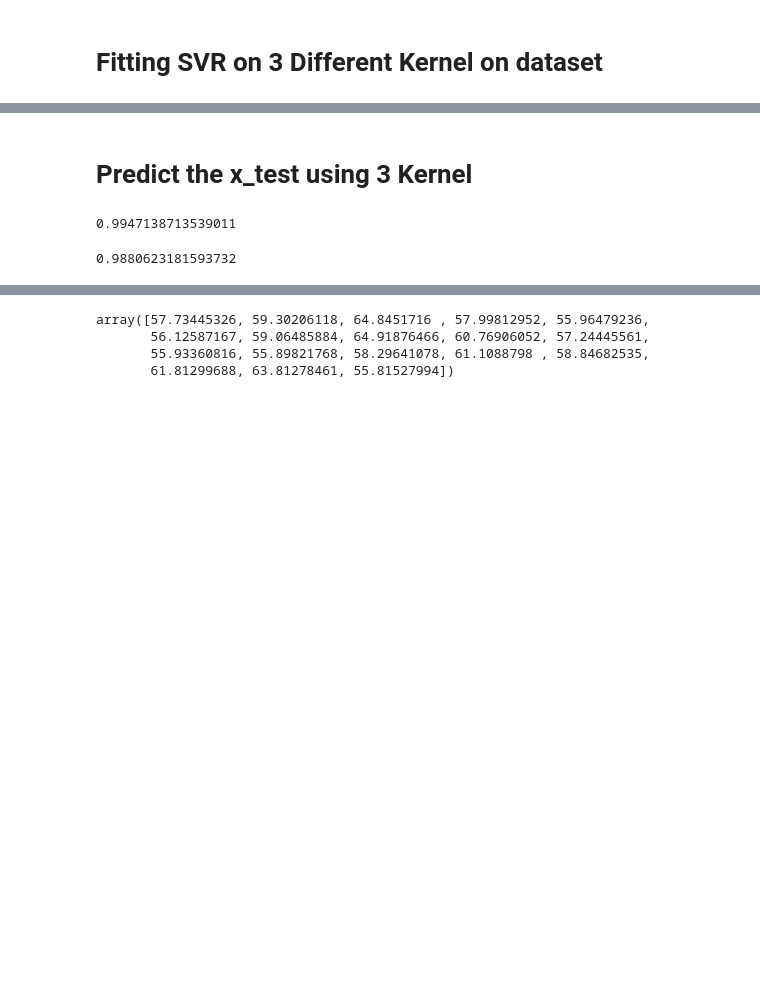
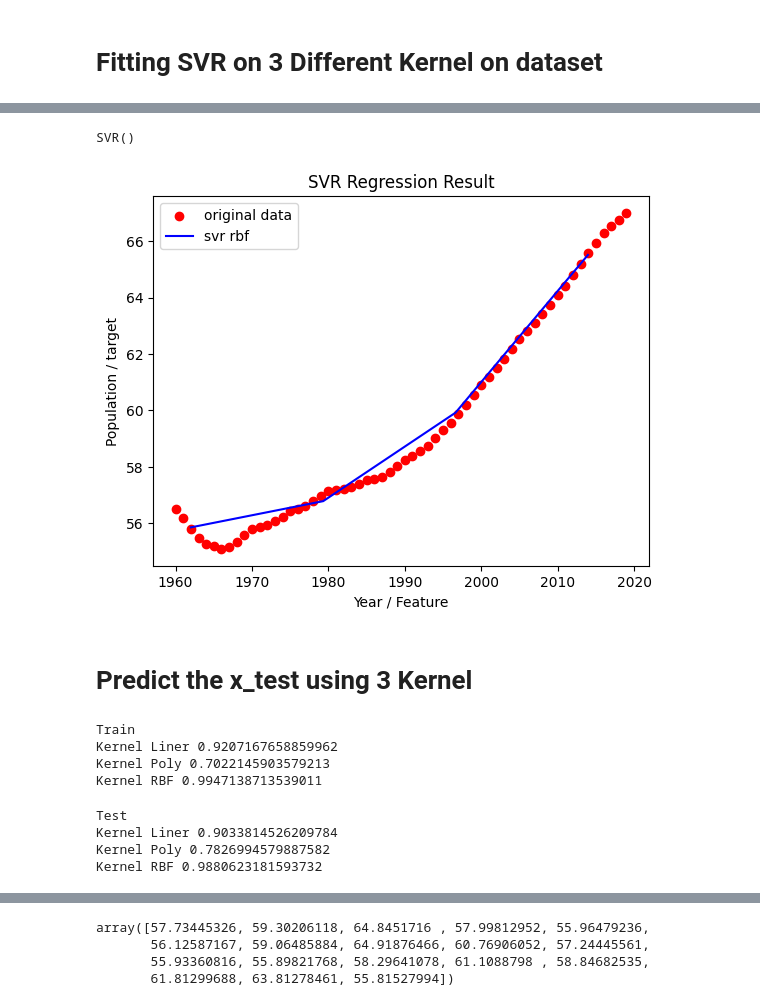
Before and after one commit to NeelHGohel/SEM-6, a Jupyter notebook: Machine Learning & Deep Learning/Lab 05/Lab 05.ipynb, the cells around one changed output, grey strips where cells are left out. Drawn from its saved outputs; the diff is of its cells as text; code cells hidden in the pictures; blank space fills up the shorter version.

```diff
--- a/Machine Learning & Deep Learning/Lab 05/Lab 05.ipynb
+++ b/Machine Learning & Deep Learning/Lab 05/Lab 05.ipynb
@@ -68,5 +153,7 @@ SVR is highly sensitive to the range of data points. If we don't scale (normaliz
 Scaling Complete.
 # %% [markdown]
 # Splitting the dataset into the Training set and Test set
+# %%
+x_train, x_test, y_train, y_test = train_test_split(x_scaled,y_scaled,random_state=0,test_size=0.3)
 # %% [markdown]
 # Fitting SVR on 3 Different Kernel on dataset
@@ -79,10 +162,50 @@ SVR()
+# %%
+model_liner = SVR(kernel='linear')
+model_poly = SVR(kernel='poly',degree=3)
+model_rbf = SVR(kernel='rbf')
+# %%
+model_liner.fit(x_train,y_train.ravel())
+model_poly.fit(x_train,y_train.ravel())
+model_rbf.fit(x_train,y_train.ravel())
+# %% [output]
+SVR()
+# %%
+x_grid = np.arange(min(x_test),max(x_test),1)
+x_grid = x_grid.reshape((len(x_grid),1))
+# x_grid
+# %%
+plt.scatter(x,y,color = 'red',label = 'original data')
+
+plt.plot(sc_x.inverse_transform(x_grid),
+         sc_y.inverse_transform(model_rbf.predict(x_grid).reshape(-1,1)),
+         color = 'blue',label = 'svr rbf')
+
+plt.title('SVR Regression Result')
+plt.xlabel('Year / Feature')
+plt.ylabel('Population / target')
+plt.legend()
+plt.show()
+# %% [output]
+[figure, added]
 # %% [markdown]
 # Predict the x_test using 3 Kernel
 # %%
-model_rbf.score(x_train,y_train)
+print("Train")
+print("Kernel Liner", model_liner.score(x_train,y_train))
+print("Kernel Poly",model_poly.score(x_train,y_train))
+print("Kernel RBF",model_rbf.score(x_train,y_train))
 # %% [output]
-0.9947138713539011
+Train
+Kernel Liner 0.9207167658859962
+Kernel Poly 0.7022145903579213
+Kernel RBF 0.9947138713539011
 # %%
-model_rbf.score(x_test,y_test)
+print("Test")
+print("Kernel Liner", model_liner.score(x_test,y_test))
+print("Kernel Poly",model_poly.score(x_test,y_test))
+print("Kernel RBF",model_rbf.score(x_test,y_test))
 # %% [output]
-0.9880623181593732
+Test
+Kernel Liner 0.9033814526209784
+Kernel Poly 0.7826994579887582
+Kernel RBF 0.9880623181593732
```
Also changed, not shown: parts of 22 cells of this notebook, 3 other files.
